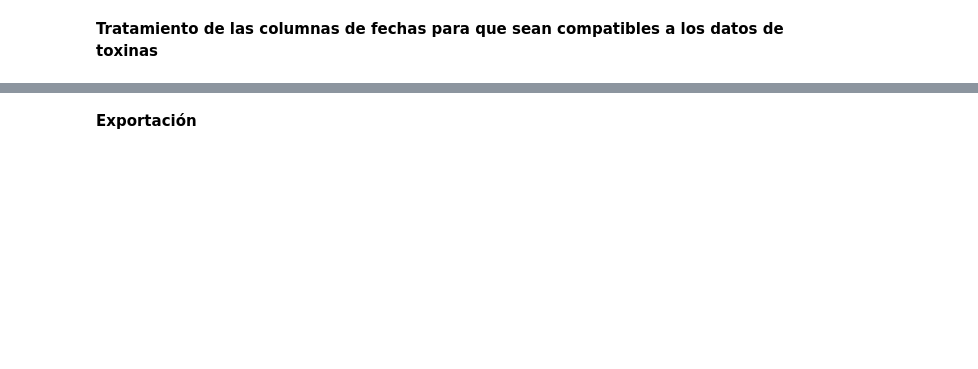
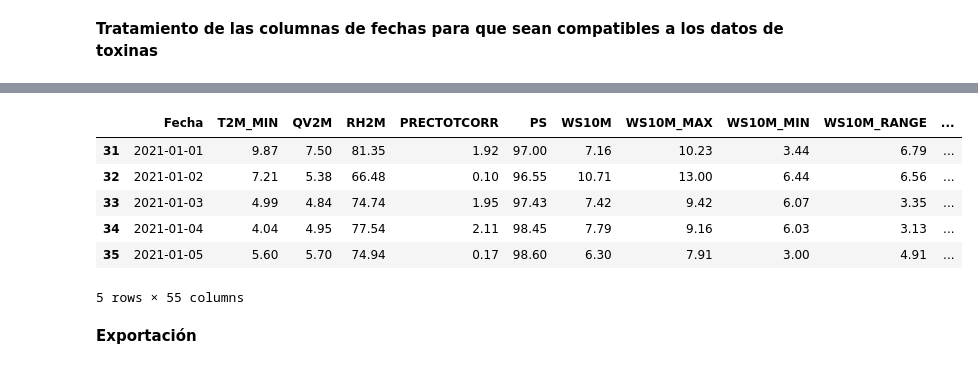
Before and after one commit to VictorVisnuk/ClasificadorMareaRoja, a Jupyter notebook: Notebooks/4. Integracion_datos_meteorologicos.ipynb, the cells around one changed output, grey strips where cells are left out. Drawn from its saved outputs; the diff is of its cells as text; code cells hidden in the pictures; blank space fills up the shorter version.

```diff
--- a/Notebooks/4. Integracion_datos_meteorologicos.ipynb
+++ b/Notebooks/4. Integracion_datos_meteorologicos.ipynb
@@ -73,3 +131,14 @@ df_unido.head()
+# %%
+df_unido = df_unido[df_unido['Fecha'] >= '2021-01-01']
+df_unido.head()
+# %% [output]
+|  | Fecha | T2M_MIN | QV2M | RH2M | PRECTOTCORR | PS | WS10M | WS10M_MAX | WS10M_MIN | WS10M_RANGE | ... |
+| 31 | 2021-01-01 | 9.87 | 7.50 | 81.35 | 1.92 | 97.00 | 7.16 | 10.23 | 3.44 | 6.79 | ... |
+| 32 | 2021-01-02 | 7.21 | 5.38 | 66.48 | 0.10 | 96.55 | 10.71 | 13.00 | 6.44 | 6.56 | ... |
+| 33 | 2021-01-03 | 4.99 | 4.84 | 74.74 | 1.95 | 97.43 | 7.42 | 9.42 | 6.07 | 3.35 | ... |
+| 34 | 2021-01-04 | 4.04 | 4.95 | 77.54 | 2.11 | 98.45 | 7.79 | 9.16 | 6.03 | 3.13 | ... |
+| 35 | 2021-01-05 | 5.60 | 5.70 | 74.94 | 0.17 | 98.60 | 6.30 | 7.91 | 3.00 | 4.91 | ... |
+5 rows × 55 columns
 # %% [markdown]
 **Exportación**
 # %%
```
Also changed, not shown: parts of 6 cells of this notebook, 20 other files.
